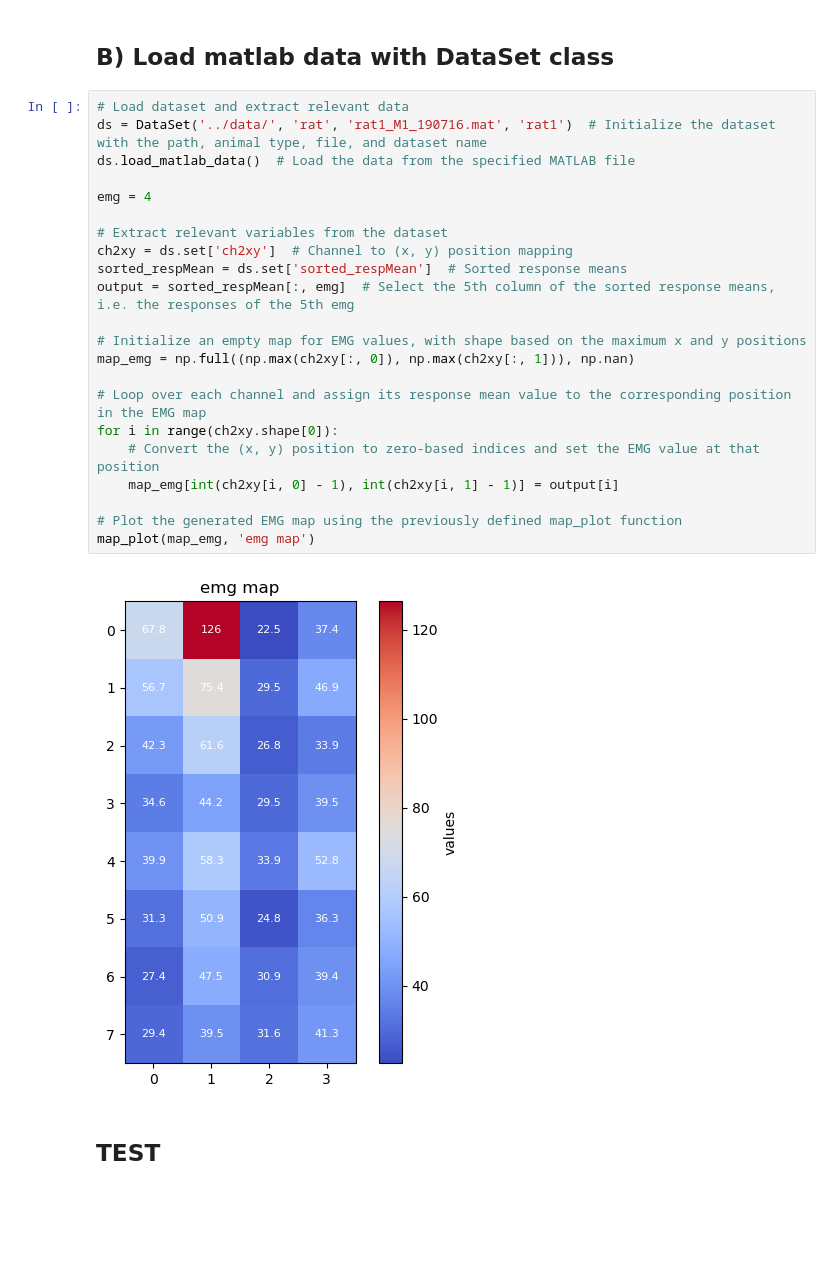
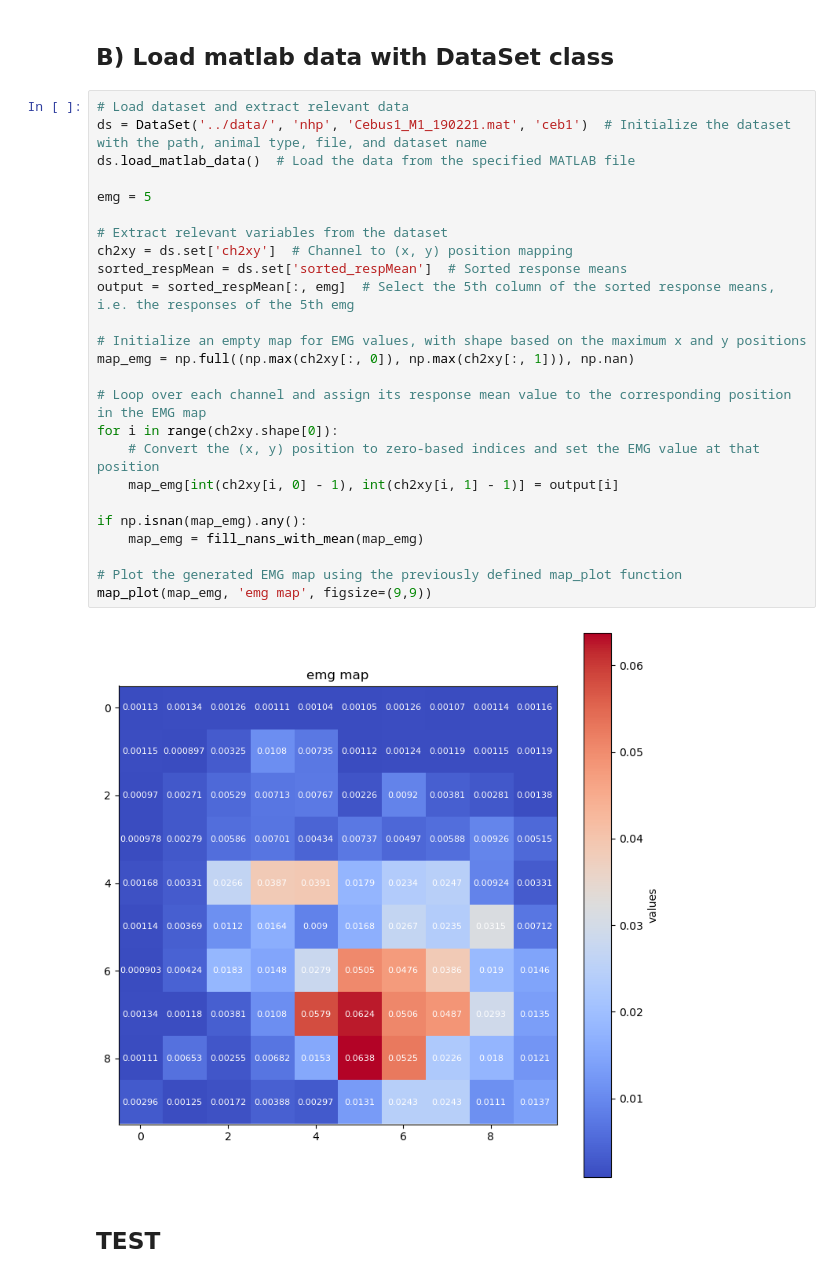
Before and after one commit to theodore2leusse/NNonlineGP, a Jupyter notebook: generate_dataset.ipynb, the cells around one changed output. Saved outputs shown, nothing was run; the diff lists cells and outputs as text; blank space fills up the shorter version.

Commit message:
ready to generate nhp datasets

```diff
--- a/generate_dataset.ipynb
+++ b/generate_dataset.ipynb
@@ -16,28 +16,31 @@ from utilities import map_plot
 ## B) Load matlab data with DataSet class
 # %%
 # Load dataset and extract relevant data
-ds = DataSet('../data/', 'rat', 'rat1_M1_190716.mat', 'rat1')  # Initialize the dataset with the path, animal type, file, and dataset name
+ds = DataSet('../data/', 'nhp', 'Cebus1_M1_190221.mat', 'ceb1')  # Initialize the dataset with the path, animal type, file, and dataset name
 ds.load_matlab_data()  # Load the data from the specified MATLAB file
 
-emg = 4
+emg = 5
 
 # Extract relevant variables from the dataset
 ch2xy = ds.set['ch2xy']  # Channel to (x, y) position mapping
 sorted_respMean = ds.set['sorted_respMean']  # Sorted response means
 output = sorted_respMean[:, emg]  # Select the 5th column of the sorted response means, i.e. the responses of the 5th emg
 
 # Initialize an empty map for EMG values, with shape based on the maximum x and y positions
 map_emg = np.full((np.max(ch2xy[:, 0]), np.max(ch2xy[:, 1])), np.nan)
 
 # Loop over each channel and assign its response mean value to the corresponding position in the EMG map
 for i in range(ch2xy.shape[0]):
     # Convert the (x, y) position to zero-based indices and set the EMG value at that position
     map_emg[int(ch2xy[i, 0] - 1), int(ch2xy[i, 1] - 1)] = output[i]
 
+if np.isnan(map_emg).any():
+    map_emg = fill_nans_with_mean(map_emg)
+
 # Plot the generated EMG map using the previously defined map_plot function
-map_plot(map_emg, 'emg map')
+map_plot(map_emg, 'emg map', figsize=(9,9))
 # %% [output]
-[figure, old version]
+[figure, new version]
 # %% [markdown]
 ## TEST
 # %%
```
Also changed, not shown: parts of 13 cells of this notebook, 2 other files.
